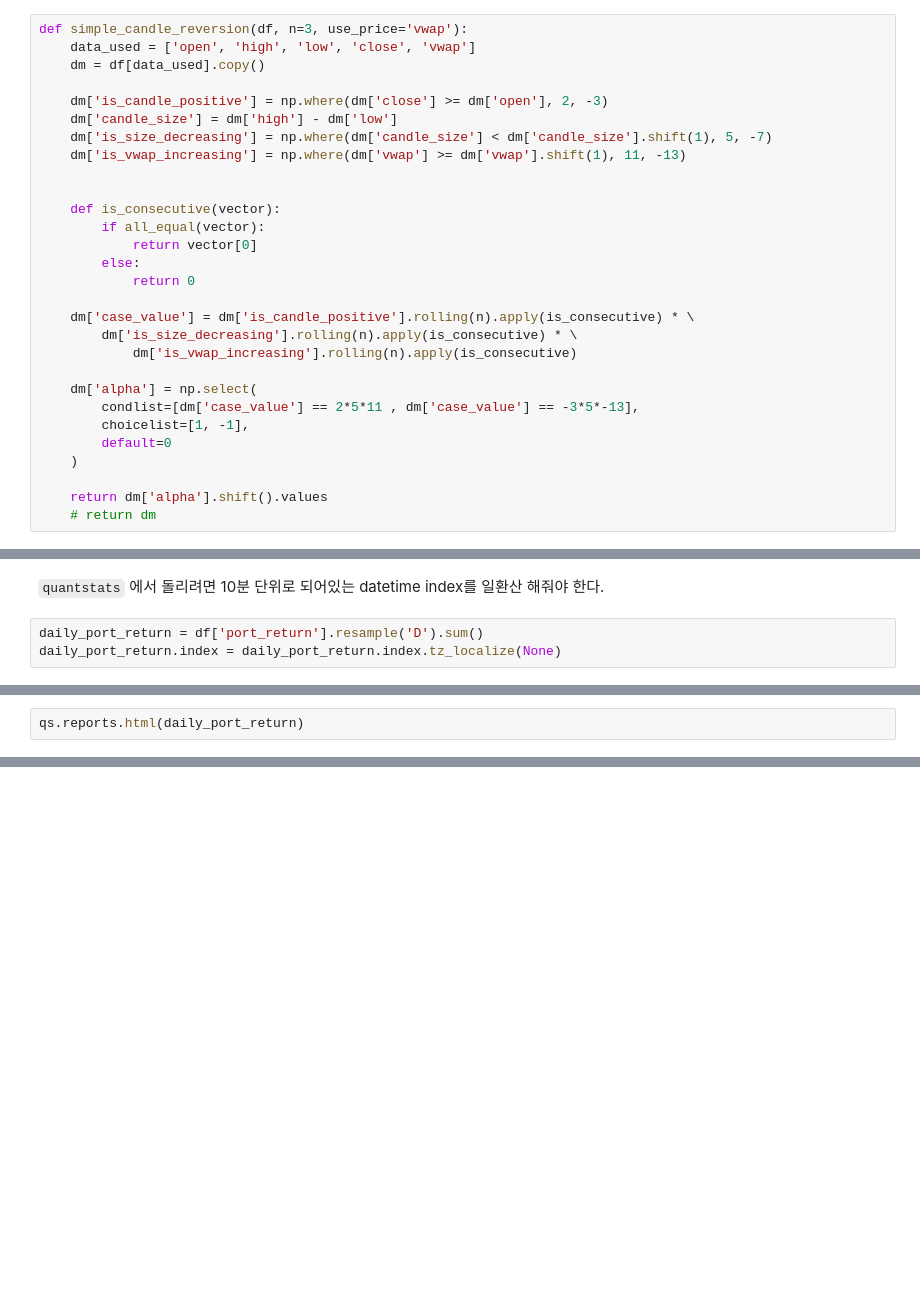
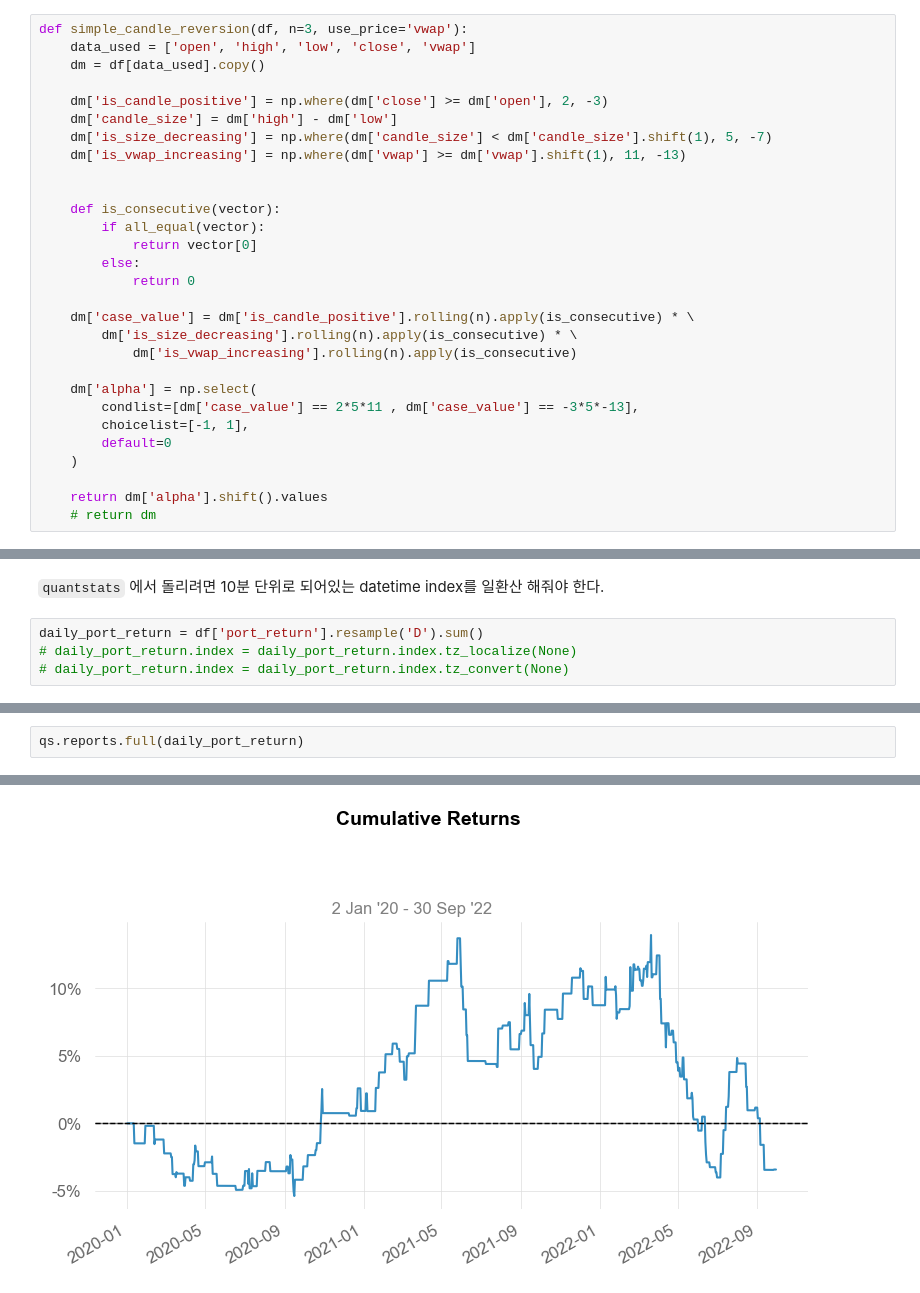
Before and after one commit to jaepil-choi/hanaquantchallenge, a Jupyter notebook: backtest.ipynb, the cells around one changed output, grey strips where cells are left out. Saved outputs shown, nothing was run; the diff lists cells and outputs as text; blank space fills up the shorter version.

```diff
--- a/backtest.ipynb
+++ b/backtest.ipynb
@@ -67,7 +67,7 @@ def simple_candle_reversion(df, n=3, use_price='vwap'):
 
     dm['alpha'] = np.select(
         condlist=[dm['case_value'] == 2*5*11 , dm['case_value'] == -3*5*-13],
-        choicelist=[1, -1],
+        choicelist=[-1, 1],
         default=0
     )
 
@@ -164,4 +164,5 @@ df['port_return'] = df['current_value'].pct_change()
 `quantstats` 에서 돌리려면 10분 단위로 되어있는 datetime index를 일환산 해줘야 한다.
 # %%
 daily_port_return = df['port_return'].resample('D').sum()
-daily_port_return.index = daily_port_return.index.tz_localize(None)
+# daily_port_return.index = daily_port_return.index.tz_localize(None)
+# daily_port_return.index = daily_port_return.index.tz_convert(None)
@@ -179,3 +178,3 @@ DatetimeIndex(['2020-01-02', '2020-01-03', '2020-01-04', '2020-01-05',
 # %%
-qs.reports.html(daily_port_return)
+qs.reports.full(daily_port_return)
 # %% [output]
@@ -182,0 +208 @@ qs.reports.html(daily_port_return)
+[figure, added]
```
Also changed, not shown: parts of 5 cells of this notebook, 1 other file.
